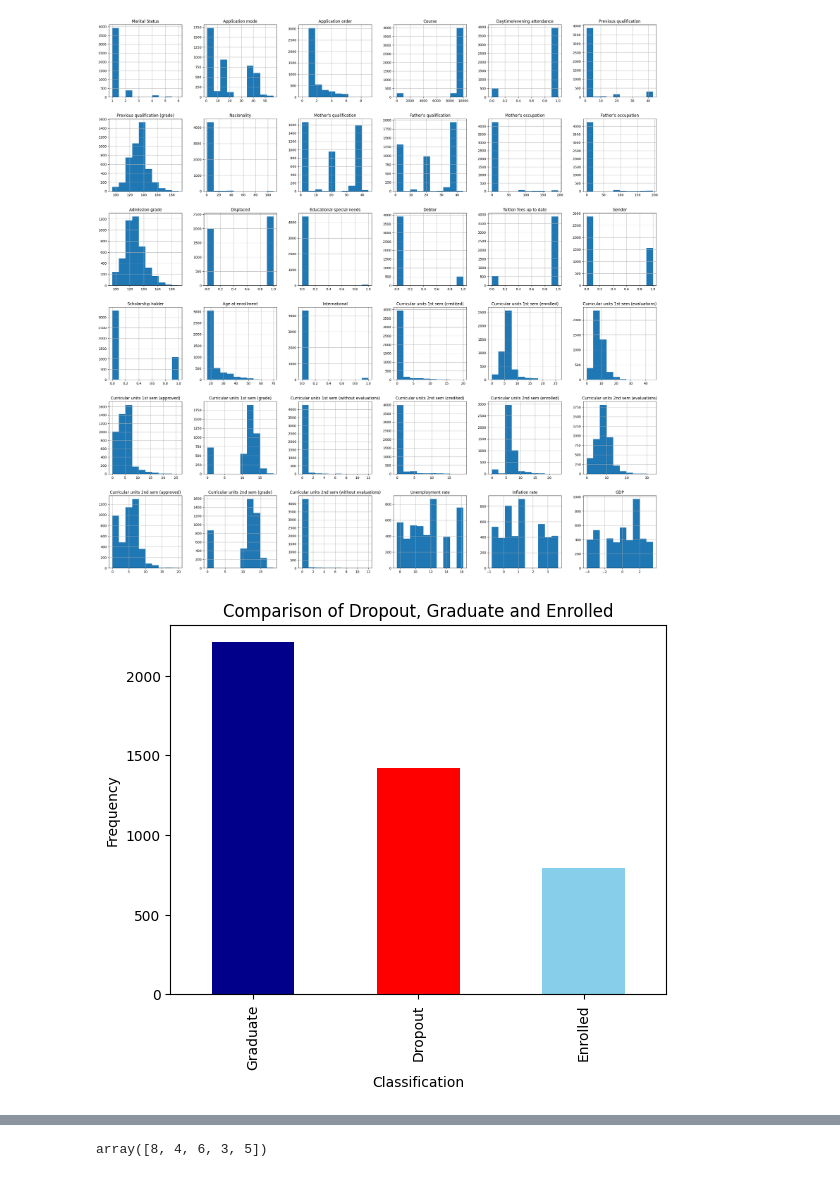
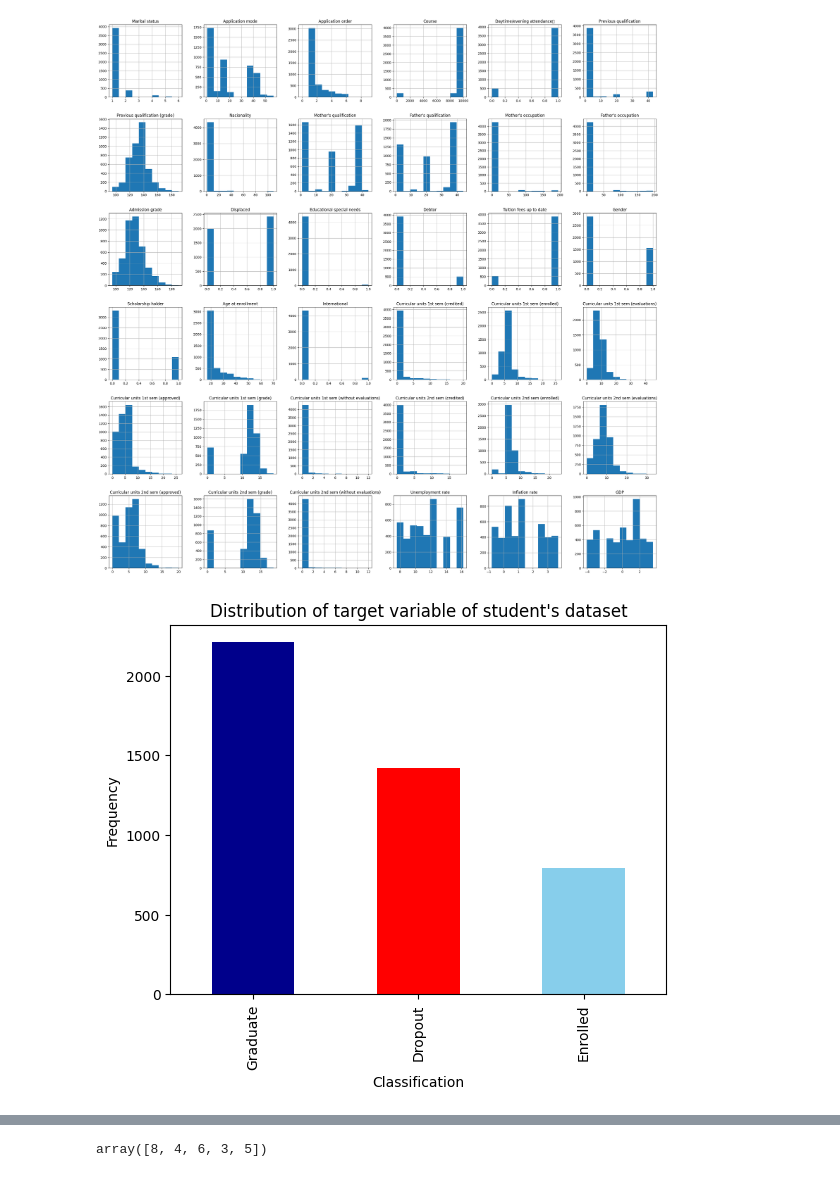
Before and after one commit to lebe1/MachineLearningCourse, a Jupyter notebook: explore.ipynb, the cells around one changed output, grey strips where cells are left out. Drawn from its saved outputs; the diff is of its cells as text; code cells hidden in the pictures.

```diff
--- a/explore.ipynb
+++ b/explore.ipynb
@@ -16 +8,9 @@ y = predict_students_dropout_and_academic_success.data.targets
+# %%
+# Load the data into a pandas DataFrame
+students_data = pd.read_csv('students_data.csv', delimiter=';')
+# Extract the target variable 'Target' as y
+y_student = students_data['Target']
+
+# Extract all other columns as X (excluding 'Target')
+X_student = students_data.drop('Target', axis=1)
 # %%
@@ -77,17 +56,16 @@ plt.show()
 [figure]
 # %%
 # Plot the target variable
-df = pd.DataFrame(y)
+df = pd.DataFrame(y_student)
 df.head()
 # Plot the histogram
 df['Target'].value_counts().plot(kind='bar', color=['darkblue', 'red', 'skyblue'])
-
-# # Adding title and labels
-plt.title('Comparison of Dropout, Graduate and Enrolled')
+# Adding title and labels
+plt.title("Distribution of target variable of student's dataset")
 plt.xlabel('Classification')
 plt.ylabel('Frequency')
 
 # Show the plot
 plt.show()
 # %% [output]
-[figure, old version]
+[figure, new version]
```
Also changed, not shown: parts of 21 cells of this notebook, 2 other files.
